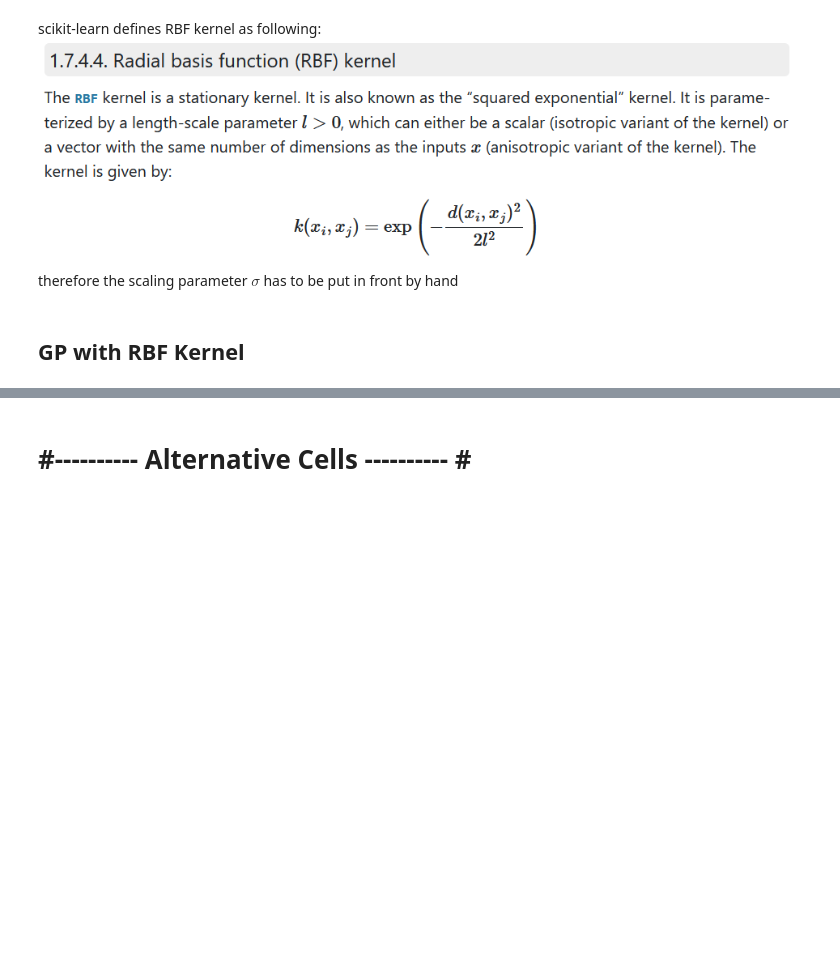
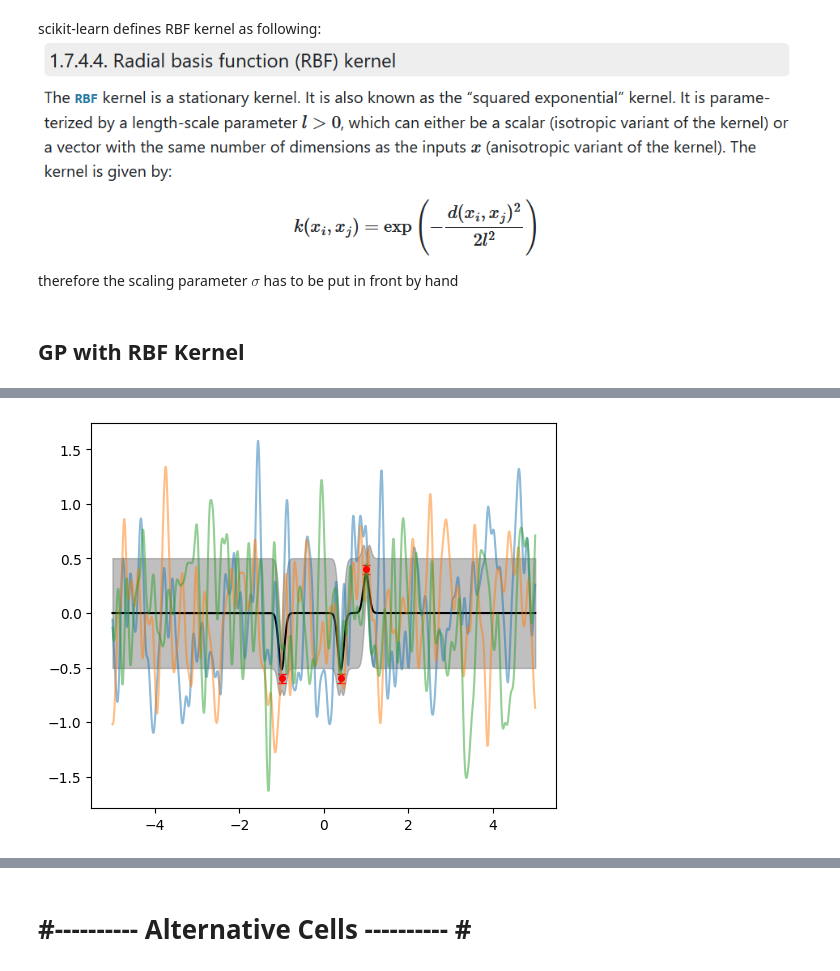
Before and after one commit to sebastian-k-physics/SciML_Gaussian_Processes, a Jupyter notebook: Gaussian_Processes_Sebastian_Klein.ipynb, the cells around one changed output, grey strips where cells are left out. Cells and saved outputs as stored; diff of their text form; code cells hidden in the pictures; blank space fills up the shorter version.

```diff
--- a/Gaussian_Processes_Sebastian_Klein.ipynb
+++ b/Gaussian_Processes_Sebastian_Klein.ipynb
@@ -463,0 +484,23 @@ ax.plot(x_axis, sampled_values, alpha = 0.5 )
+# %%
+fig, ax = plt.subplots(figsize=(6,5))
+
+# ---------- Plot the new data ---------- #
+ax.errorbar(x_test, y_test, marker='.', yerr = y_test_err, \
+				   ls = 'none', color = 'red', ms = 8, capsize=3)
+
+
+ax.plot(x_axis_reshape, mean_prediction, color = 'black')
+ax.fill_between(x_axis, mean_prediction - std_prediction, \
+					   mean_prediction + std_prediction, color = 'gray', \
+						  alpha = 0.5, label = r'1 $\sigma$')
+
+
+sampled_values = gaussian_process.sample_y(x_axis_reshape, n_samples=3)
+
+
+# ax.plot(x_axis, sampled_values[:,0], alpha = 0.5 )
+ax.plot(x_axis, sampled_values, alpha = 0.5 )
+
+plt.show()
+# %% [output]
+[figure, added]
```
Also changed, not shown: parts of 11 cells of this notebook, 1 other file.
